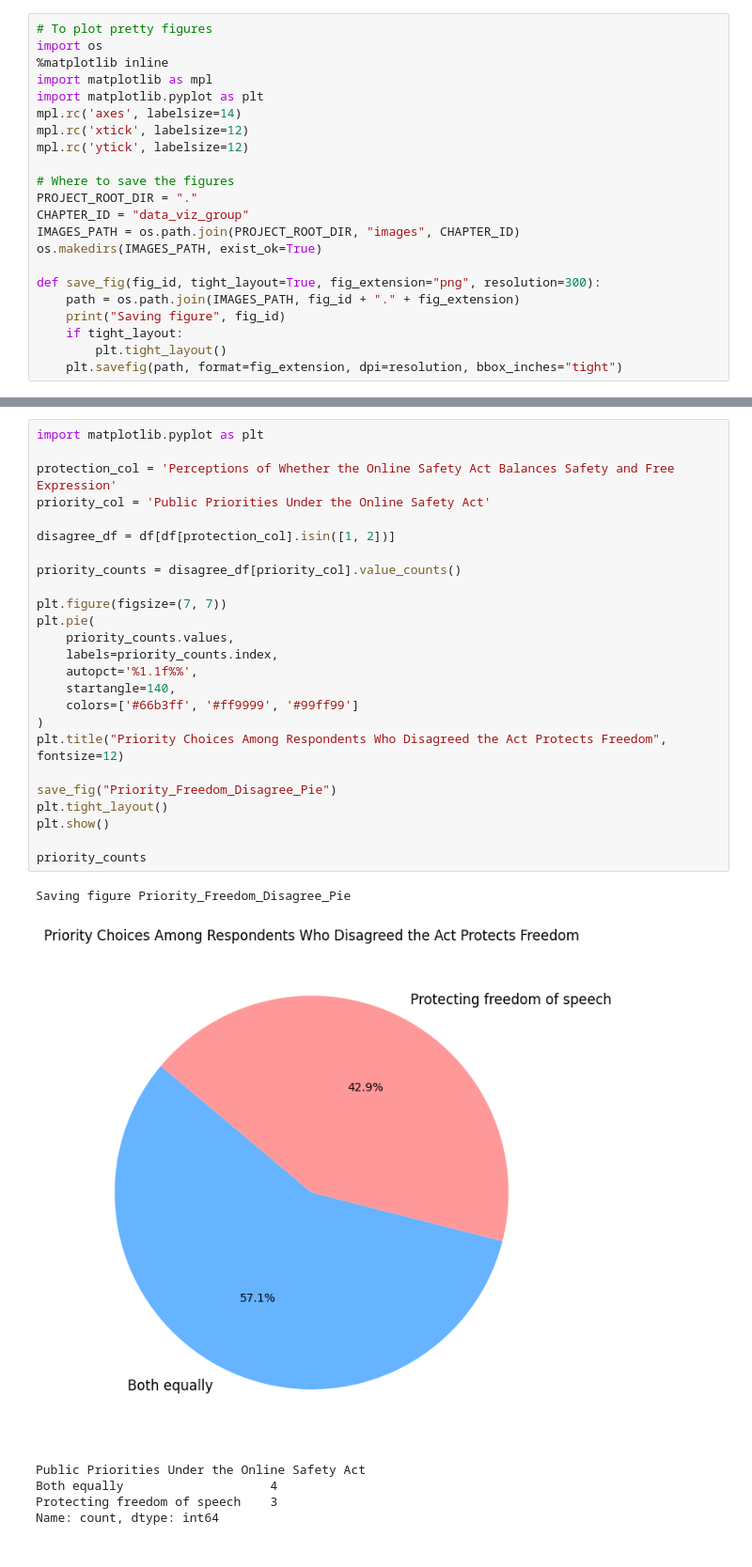
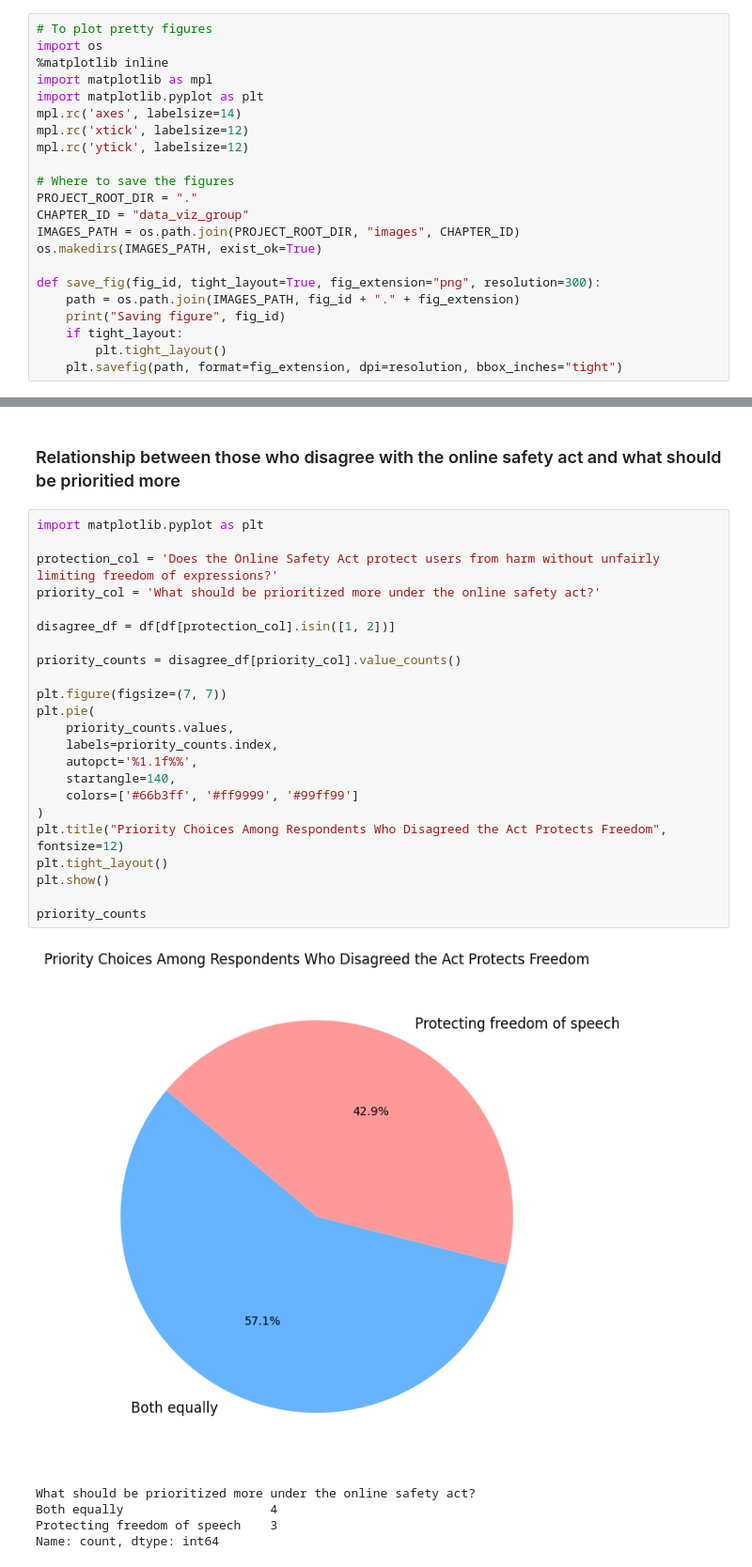
Before and after one commit to Cakes0nStove/Data-Visulisation, a Jupyter notebook: Q2.ipynb, the cells around one changed output, grey strips where cells are left out. Shown: that part at 94% size. Saved outputs shown, nothing was run; the diff lists cells and outputs as text.

```diff
--- a/Q2.ipynb
+++ b/Q2.ipynb
@@ -160,32 +166,31 @@ Found that 100% of the users who voted strongly disagree or disagree also voted
+# %% [markdown]
+<h3>Relationship between those who disagree with the online safety act and what should be prioritied more</h3>
 # %%
 import matplotlib.pyplot as plt
 
-protection_col = 'Perceptions of Whether the Online Safety Act Balances Safety and Free Expression'
-priority_col = 'Public Priorities Under the Online Safety Act'
+protection_col = 'Does the Online Safety Act protect users from harm without unfairly limiting freedom of expressions?'
+priority_col = 'What should be prioritized more under the online safety act?'
 
 disagree_df = df[df[protection_col].isin([1, 2])]
 
 priority_counts = disagree_df[priority_col].value_counts()
 
 plt.figure(figsize=(7, 7))
 plt.pie(
     priority_counts.values,
     labels=priority_counts.index,
     autopct='%1.1f%%',
     startangle=140,
     colors=['#66b3ff', '#ff9999', '#99ff99']
 )
 plt.title("Priority Choices Among Respondents Who Disagreed the Act Protects Freedom", fontsize=12)
-
-save_fig("Priority_Freedom_Disagree_Pie")
 plt.tight_layout()
 plt.show()
 
 priority_counts
 # %% [output]
+[figure, new version]
-Saving figure Priority_Freedom_Disagree_Pie
+What should be prioritized more under the online safety act?
+Both equally                    4
+Protecting freedom of speech    3
+Name: count, dtype: int64
-[figure, old version]
-Public Priorities Under the Online Safety Act
-Both equally                    4
-Protecting freedom of speech    3
-Name: count, dtype: int64
```
Also changed, not shown: parts of 12 cells of this notebook, 4 other files.
